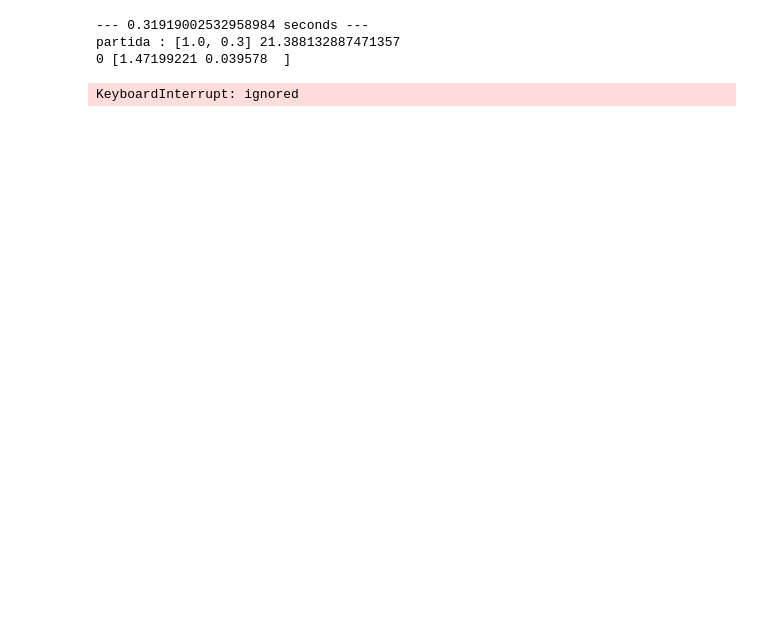
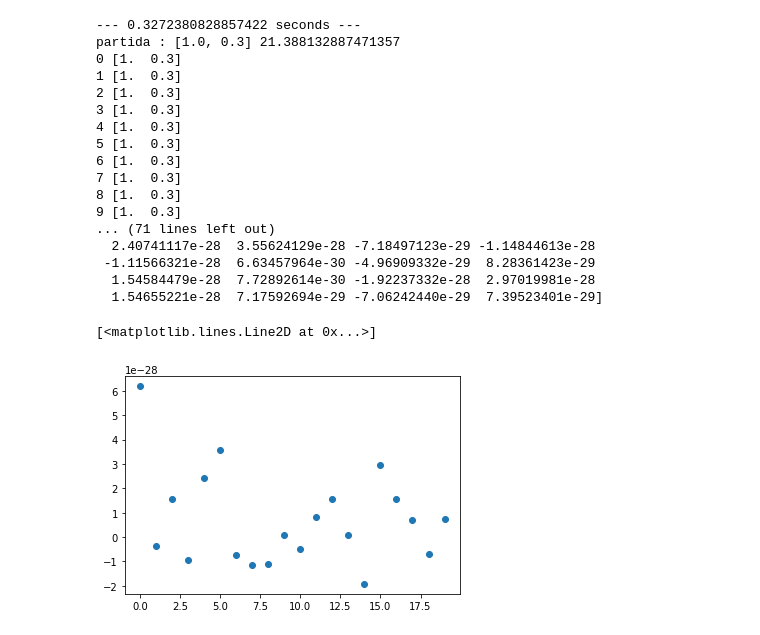
Before and after one commit to juanlu29/juanlu29, a Jupyter notebook: libreriaGP.ipynb, the cells around one changed output. Saved outputs shown, nothing was run; the diff lists cells and outputs as text; code cells hidden in the pictures; blank space fills up the shorter version.

```diff
--- a/libreriaGP.ipynb
+++ b/libreriaGP.ipynb
@@ -416,38 +416,53 @@ plotRange_l = ls
 #ax_3.set_yscale('log')
 
 #fig_3.show()
 
 #im = ax_3.imshow(probabilidades)
 
 #fig_3.colorbar(im, ax=ax_3)
 
 #fig_3.show()
 
 print("--- %s seconds ---" % (time.time() - start_time))
 
 print("partida :",[1.,0.3],gp_prueba.log_prob_verosimilitud_datos(*[1.1,0.15]))
 #ppp = pruebaHMC()
 #afdaf = [np.random.randn(),np.random.randn(),np.random.randn(),np.random.randn(),np.random.randn()]
 #afdaf = [10485.50142632,   9058.50096209 , -8420.49975872, -10909.50244681 ,-311.49708436]
 #print("partida :",afdaf)
 
 
 # Correlcion a T = 20
-correlando = hmc_annealing([1.,0.3],100.,.4,1,gp_prueba)
-correlando.correlacionExploracion(40,20)
+correlando = hmc_annealing([1.,0.3],200,.0001,1,gp_prueba)
+correlando.correlacionExploracion(80,20)
 dat = correlando.Corr
 print(dat)
 plt.plot(dat,'o')
 
 #busqueda = hmc_annealing([1.,0.3],400.,.4,1,gp_prueba)
 #busqueda = hmc_annealing(afdaf,400.,0.4,10,ppp)
 #busqueda.annealing()
 #print("Finalmente el valor minimo calculado :",gp_prueba.log_prob_verosimilitud_datos(busqueda.ObjetoHMC.Xo), " teorico :", [1.1,0.15])
 # %% [output]
---- 0.31919002532958984 seconds ---
+--- 0.3272380828857422 seconds ---
 partida : [1.0, 0.3] 21.388132887471357
-0 [1.47199221 0.039578  ]
+0 [1.  0.3]
+1 [1.  0.3]
+2 [1.  0.3]
+3 [1.  0.3]
+4 [1.  0.3]
+5 [1.  0.3]
+6 [1.  0.3]
+7 [1.  0.3]
+8 [1.  0.3]
+9 [1.  0.3]
+... (71 lines left out)
+  2.40741117e-28  3.55624129e-28 -7.18497123e-29 -1.14844613e-28
+ -1.11566321e-28  6.63457964e-30 -4.96909332e-29  8.28361423e-29
+  1.54584479e-28  7.72892614e-30 -1.92237332e-28  2.97019981e-28
+  1.54655221e-28  7.17592694e-29 -7.06242440e-29  7.39523401e-29]
-KeyboardInterrupt: ignored
+[<matplotlib.lines.Line2D at 0x...>]
+[figure, added]
 # %%
 class hmc_annealing():
 
```
Also changed, not shown: parts of 1 cell of this notebook.
